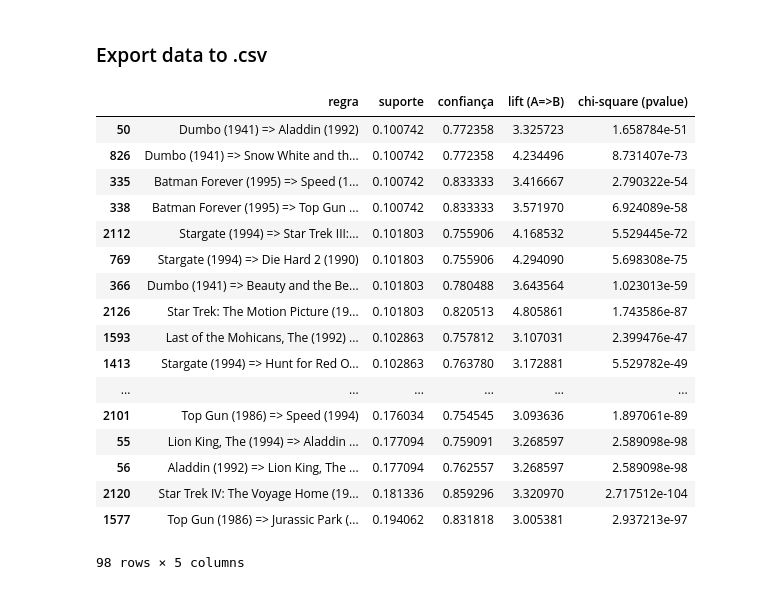
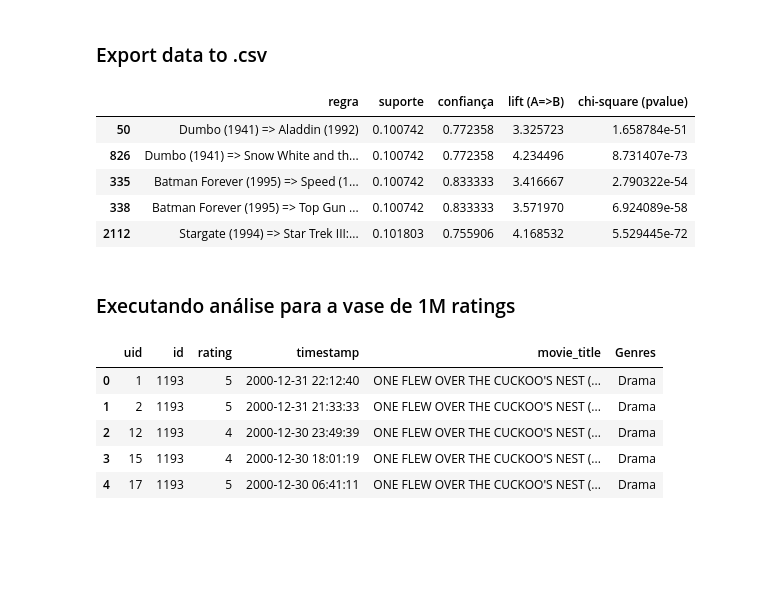
Before and after one commit to aiboxlab-ufrpe-edu-br/MovieLens-1, a Jupyter notebook: Modeling/MarketBasket.ipynb, the cells around one changed output. Cells and saved outputs as stored; diff of their text form; code cells hidden in the pictures; blank space fills up the shorter version.

Commit message:
adicionando seção para análise da base de 1M

```diff
--- a/Modeling/MarketBasket.ipynb
+++ b/Modeling/MarketBasket.ipynb
@@ -272,25 +259,15 @@ def exportRulesToTxt(rules):
 # %%
 out = exportRulesToTxt(rules_strong)
 # %%
-out
+out.head()
 # %% [output]
 |  | regra | suporte | confiança | lift (A=>B) | chi-square (pvalue) |
 | 50 | Dumbo (1941) => Aladdin (1992) | 0.100742 | 0.772358 | 3.325723 | 1.658784e-51 |
 | 826 | Dumbo (1941) => Snow White and th... | 0.100742 | 0.772358 | 4.234496 | 8.731407e-73 |
 | 335 | Batman Forever (1995) => Speed (1... | 0.100742 | 0.833333 | 3.416667 | 2.790322e-54 |
 | 338 | Batman Forever (1995) => Top Gun ... | 0.100742 | 0.833333 | 3.571970 | 6.924089e-58 |
 | 2112 | Stargate (1994) => Star Trek III:... | 0.101803 | 0.755906 | 4.168532 | 5.529445e-72 |
-| 769 | Stargate (1994) => Die Hard 2 (1990) | 0.101803 | 0.755906 | 4.294090 | 5.698308e-75 |
-| 366 | Dumbo (1941) => Beauty and the Be... | 0.101803 | 0.780488 | 3.643564 | 1.023013e-59 |
-| 2126 | Star Trek: The Motion Picture (19... | 0.101803 | 0.820513 | 4.805861 | 1.743586e-87 |
-| 1593 | Last of the Mohicans, The (1992) ... | 0.102863 | 0.757812 | 3.107031 | 2.399476e-47 |
-| 1413 | Stargate (1994) => Hunt for Red O... | 0.102863 | 0.763780 | 3.172881 | 5.529782e-49 |
-| ... | ... | ... | ... | ... | ... |
-| 2101 | Top Gun (1986) => Speed (1994) | 0.176034 | 0.754545 | 3.093636 | 1.897061e-89 |
-| 55 | Lion King, The (1994) => Aladdin ... | 0.177094 | 0.759091 | 3.268597 | 2.589098e-98 |
-| 56 | Aladdin (1992) => Lion King, The ... | 0.177094 | 0.762557 | 3.268597 | 2.589098e-98 |
-| 2120 | Star Trek IV: The Voyage Home (19... | 0.181336 | 0.859296 | 3.320970 | 2.717512e-104 |
-| 1577 | Top Gun (1986) => Jurassic Park (... | 0.194062 | 0.831818 | 3.005381 | 2.937213e-97 |
-98 rows × 5 columns
 # %%
 out.to_csv(r'..\ProcessedData\rules100k.csv', index = None, header=True) #Don't forget to add '.csv' at the end of the path
+# %% [markdown]
+### Executando análise para a vase de 1M ratings
@@ -296,0 +276,9 @@ out.to_csv(r'..\ProcessedData\rules100k.csv', index = None, header=True) #Don't
+# %%
+ratingsDF_1m.head(5)
+# %% [output]
+|  | uid | id | rating | timestamp | movie_title | Genres |
+| 0 | 1 | 1193 | 5 | 2000-12-31 22:12:40 | ONE FLEW OVER THE CUCKOO'S NEST (... | Drama |
+| 1 | 2 | 1193 | 5 | 2000-12-31 21:33:33 | ONE FLEW OVER THE CUCKOO'S NEST (... | Drama |
+| 2 | 12 | 1193 | 4 | 2000-12-30 23:49:39 | ONE FLEW OVER THE CUCKOO'S NEST (... | Drama |
+| 3 | 15 | 1193 | 4 | 2000-12-30 18:01:19 | ONE FLEW OVER THE CUCKOO'S NEST (... | Drama |
+| 4 | 17 | 1193 | 5 | 2000-12-30 06:41:11 | ONE FLEW OVER THE CUCKOO'S NEST (... | Drama |
```
Also changed, not shown: parts of 30 cells of this notebook, 1 other file.
